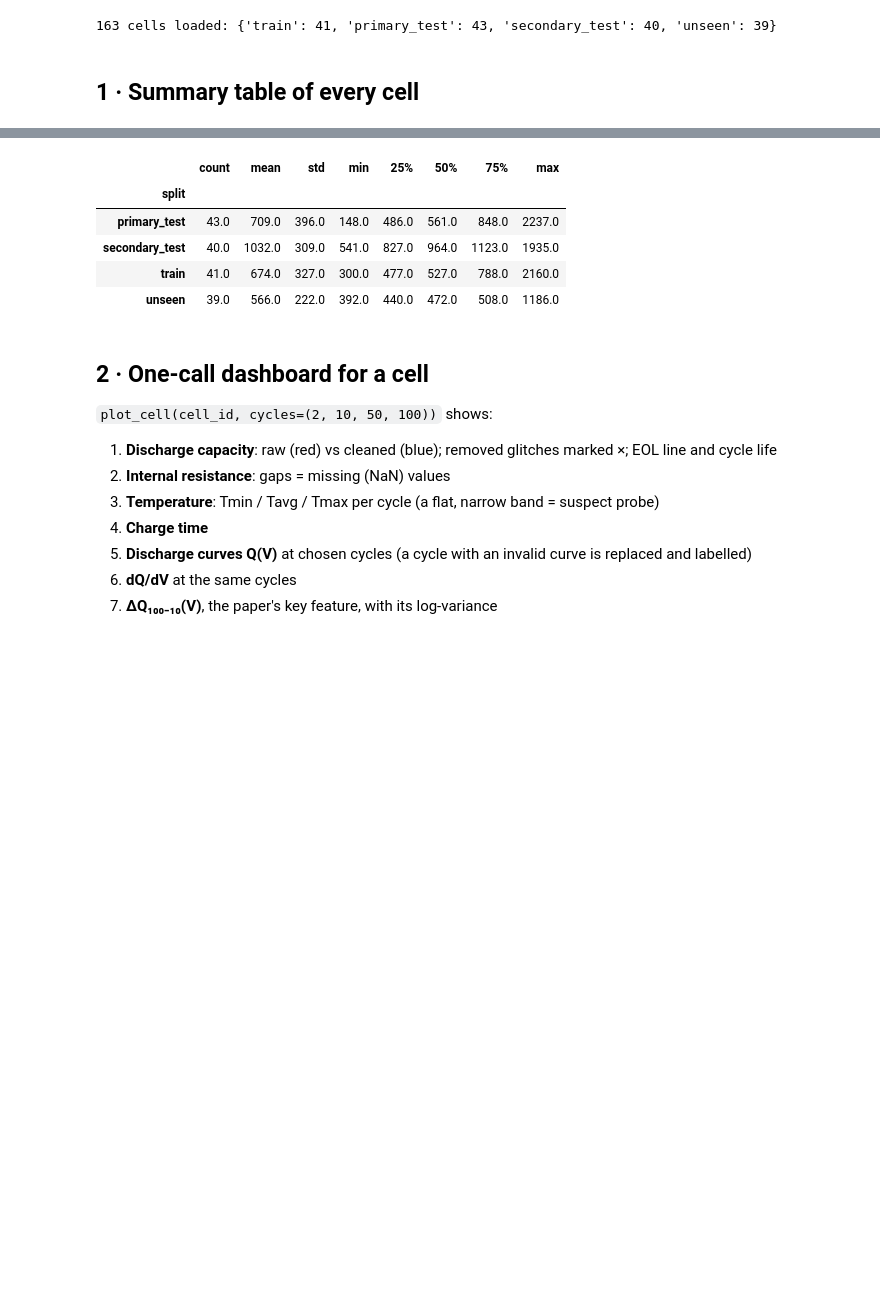
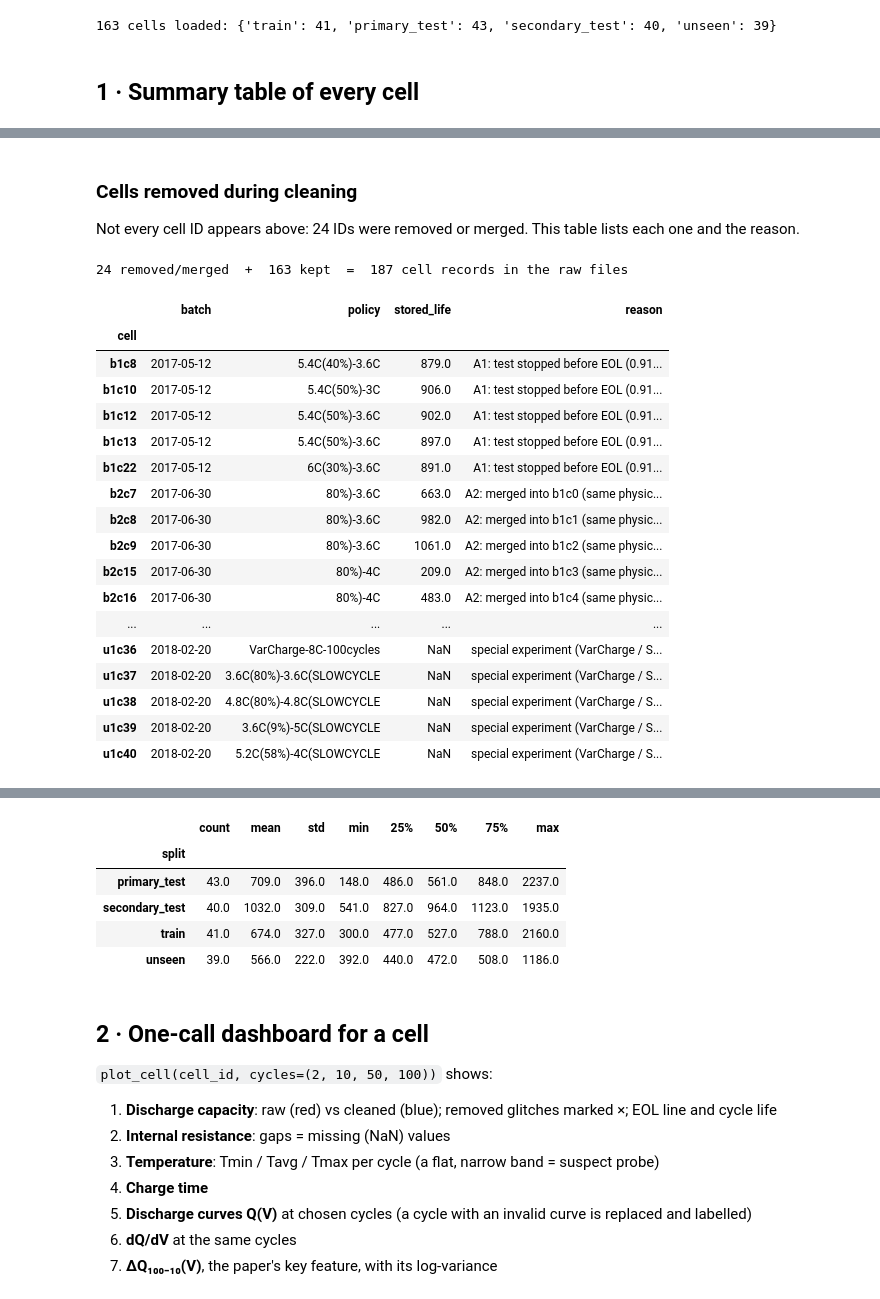
Before and after one commit to samarthagg2/BTP-1, a Jupyter notebook: notebooks/01_data_explorer.ipynb, the cells around one changed output, grey strips where cells are left out. Cells and saved outputs as stored; diff of their text form; code cells hidden in the pictures; blank space fills up the shorter version.

```diff
--- a/notebooks/01_data_explorer.ipynb
+++ b/notebooks/01_data_explorer.ipynb
@@ -85,3 +95,47 @@ df.head(10)
+# %% [markdown]
+### Cells removed during cleaning
+Not every cell ID appears above: 24 IDs were removed or merged. This table lists each one and the reason.
+# %%
+import pickle
+from config import PROC_DIR
+REASON = {
+    **{k: "A1: test stopped before EOL (0.91-0.97 Ah), no label" for k in ["b1c8", "b1c10", "b1c12", "b1c13", "b1c22"]},
+    **{k: f"A2: merged into {v} (same physical cell, continued testing)" for k, v in
+       zip(["b2c7", "b2c8", "b2c9", "b2c15", "b2c16"], ["b1c0", "b1c1", "b1c2", "b1c3", "b1c4"])},
+    **{k: "A3: noisy / faulty channel (authors' list)" for k in ["b3c2", "b3c37", "b3c42", "b3c43"]},
+    **{k: "A3: never reaches EOL (life = NaN) + authors' list" for k in ["b3c23", "b3c32"]},
+}
+rows = []
+for b in ["b1", "b2", "b3", "u1"]:
+    raw = pickle.load(open(PROC_DIR / f"{b}_raw.pkl", "rb"))["cells"]
+    for k, v in raw.items():
+        if k not in cells:
+            why = REASON.get(k, "special experiment (VarCharge / SLOWCYCLE), no cycle life")
+            rows.append({"cell": k, "batch": BATCH_NAME[b], "policy": v["policy"],
+                         "stored_life": v["cycle_life"], "reason": why})
+removed = pd.DataFrame(rows).set_index("cell")
+print(f"{len(removed)} removed/merged  +  {len(df)} kept  =  {len(removed) + len(df)} cell records in the raw files")
+removed
+# %% [output]
+24 removed/merged  +  163 kept  =  187 cell records in the raw files
+|  | batch | policy | stored_life | reason |
+| cell |  |  |  |  |
+| b1c8 | 2017-05-12 | 5.4C(40%)-3.6C | 879.0 | A1: test stopped before EOL (0.91... |
+| b1c10 | 2017-05-12 | 5.4C(50%)-3C | 906.0 | A1: test stopped before EOL (0.91... |
+| b1c12 | 2017-05-12 | 5.4C(50%)-3.6C | 902.0 | A1: test stopped before EOL (0.91... |
+| b1c13 | 2017-05-12 | 5.4C(50%)-3.6C | 897.0 | A1: test stopped before EOL (0.91... |
+| b1c22 | 2017-05-12 | 6C(30%)-3.6C | 891.0 | A1: test stopped before EOL (0.91... |
+| b2c7 | 2017-06-30 | 80%)-3.6C | 663.0 | A2: merged into b1c0 (same physic... |
+| b2c8 | 2017-06-30 | 80%)-3.6C | 982.0 | A2: merged into b1c1 (same physic... |
+| b2c9 | 2017-06-30 | 80%)-3.6C | 1061.0 | A2: merged into b1c2 (same physic... |
+| b2c15 | 2017-06-30 | 80%)-4C | 209.0 | A2: merged into b1c3 (same physic... |
+| b2c16 | 2017-06-30 | 80%)-4C | 483.0 | A2: merged into b1c4 (same physic... |
+| ... | ... | ... | ... | ... |
+| u1c36 | 2018-02-20 | VarCharge-8C-100cycles | NaN | special experiment (VarCharge / S... |
+| u1c37 | 2018-02-20 | 3.6C(80%)-3.6C(SLOWCYCLE | NaN | special experiment (VarCharge / S... |
+| u1c38 | 2018-02-20 | 4.8C(80%)-4.8C(SLOWCYCLE | NaN | special experiment (VarCharge / S... |
+| u1c39 | 2018-02-20 | 3.6C(9%)-5C(SLOWCYCLE | NaN | special experiment (VarCharge / S... |
+| u1c40 | 2018-02-20 | 5.2C(58%)-4C(SLOWCYCLE | NaN | special experiment (VarCharge / S... |
 # %%
 # Quick filters - edit freely
 print("Flagged cells:")
```
Also changed, not shown: parts of 3 cells of this notebook, 15 other files.
